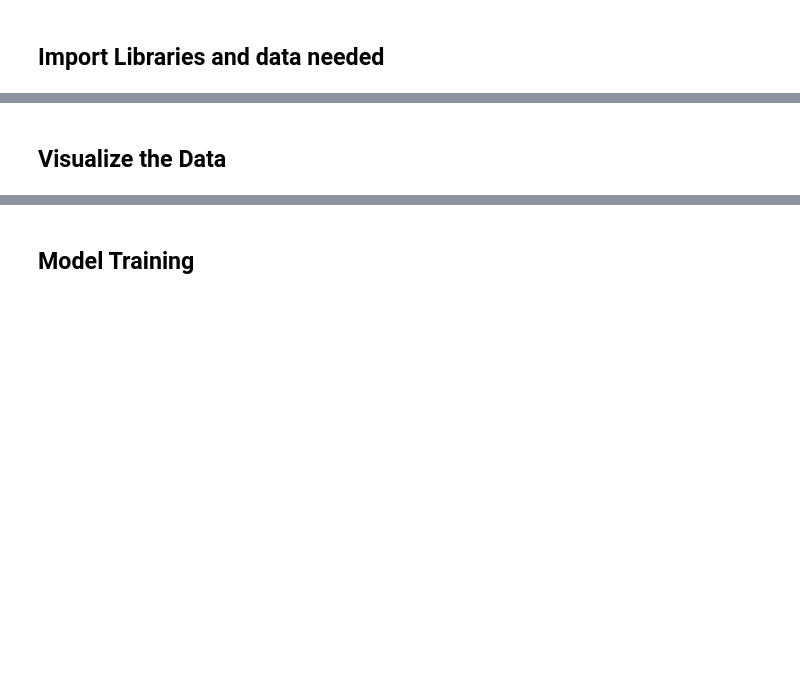
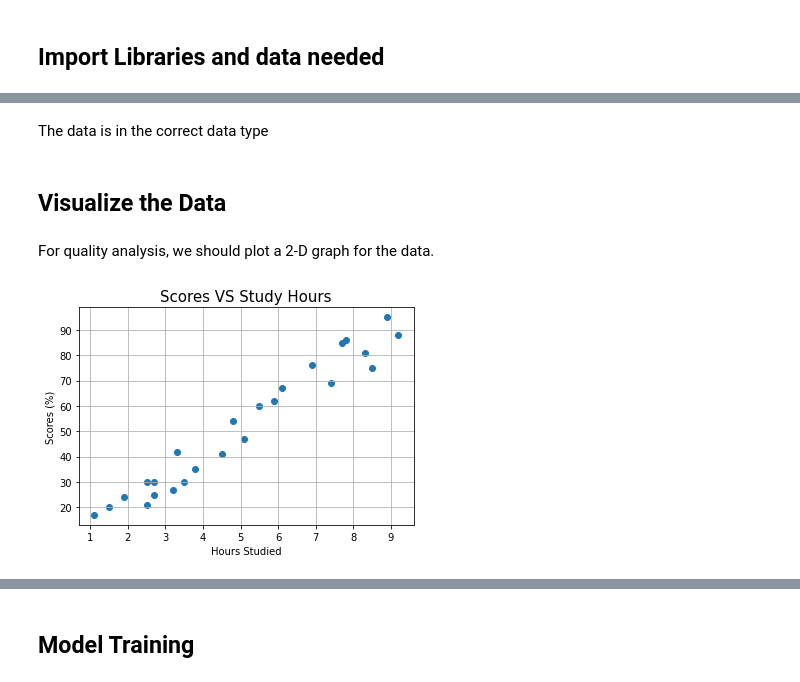
Before and after one commit to Ruoro/TSF-GRIPAPRIL22, a Jupyter notebook: TSF_GRIP_Task_1.ipynb, the cells around one changed output, grey strips where cells are left out. Saved outputs shown, nothing was run; the diff lists cells and outputs as text; code cells hidden in the pictures; blank space fills up the shorter version.

```diff
--- a/TSF_GRIP_Task_1.ipynb
+++ b/TSF_GRIP_Task_1.ipynb
@@ -16 +17,6 @@ import matplotlib.pyplot as plt
 %matplotlib inline
+# %%
+# Importing the dataset
+url = 'http://bit.ly/w-data'
+df = pd.read_csv(url)
+df.head()
@@ -17,2 +62,16 @@ import matplotlib.pyplot as plt
+# %% [markdown]
+The data is in the correct data type
 # %% [markdown]
 ## Visualize the Data
+# %% [markdown]
+For quality analysis, we should plot a 2-D graph for the data.
+# %%
+# Plotting a scatterplot of the data
+plt.scatter(x= df.Hours, y= df.Scores)
+plt.title ("Scores VS Study Hours", size=15)
+plt.ylabel("Scores (%)")
+plt.xlabel("Hours Studied")
+plt.grid()
+plt.show()
+# %% [output]
+[figure, added]
```
Also changed, not shown: parts of 35 cells of this notebook.
